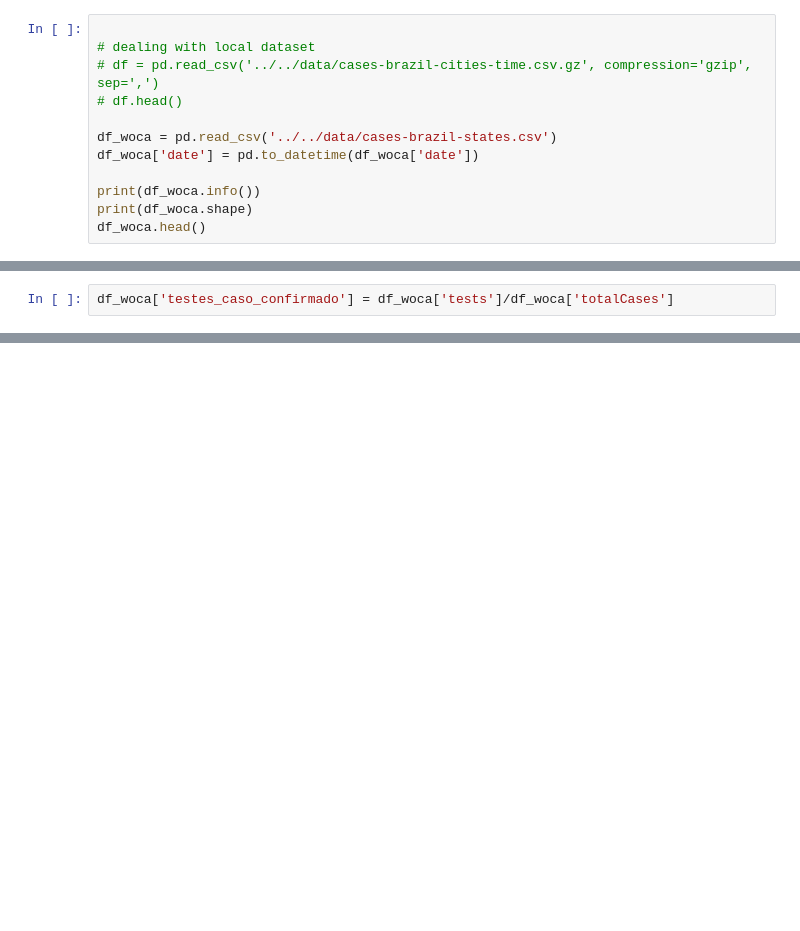
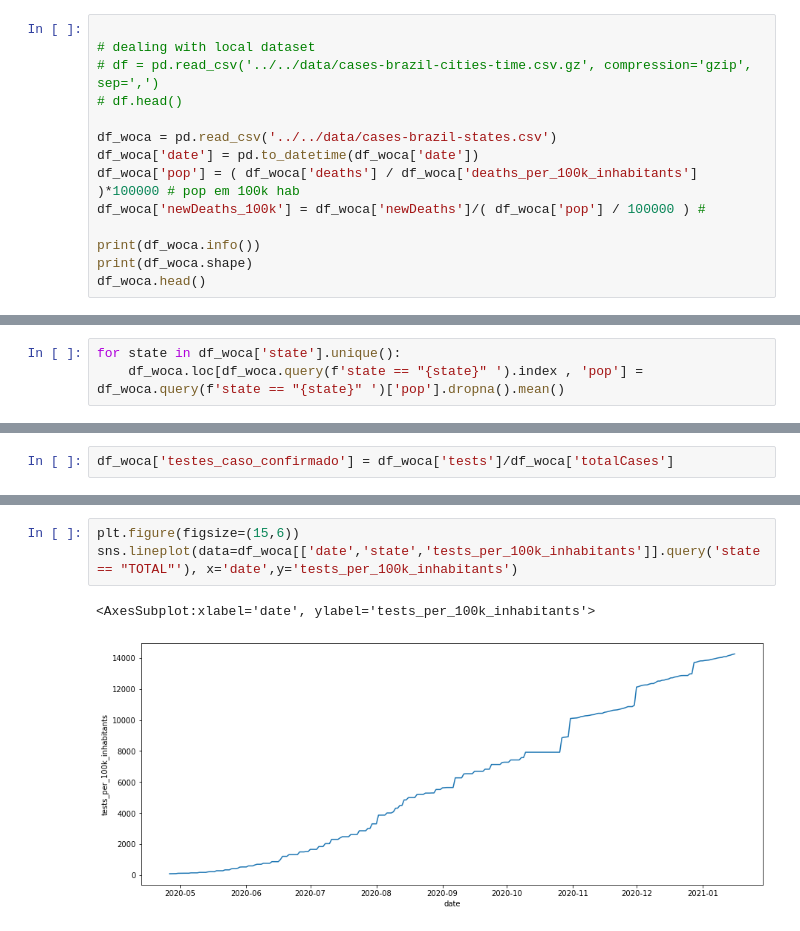
Before and after one commit to fontanads/bootcamp_dsa_2021, a Jupyter notebook: src/notebooks/new_notebook.ipynb, the cells around one changed output, grey strips where cells are left out. Drawn from its saved outputs; the diff is of its cells as text; blank space fills up the shorter version.

```diff
--- a/src/notebooks/new_notebook.ipynb
+++ b/src/notebooks/new_notebook.ipynb
@@ -35,6 +37,8 @@ import plotly.graph_objs as go
 
 df_woca = pd.read_csv('../../data/cases-brazil-states.csv')
 df_woca['date'] = pd.to_datetime(df_woca['date'])
+df_woca['pop'] = ( df_woca['deaths'] / df_woca['deaths_per_100k_inhabitants'] )*100000 # pop em 100k hab
+df_woca['newDeaths_100k'] = df_woca['newDeaths']/( df_woca['pop'] / 100000 ) #
 
 print(df_woca.info())
 print(df_woca.shape)
@@ -43,0 +70,3 @@ FileNotFoundError: [Errno 2] No such file or directory: '../../data/cases-brazil
+# %%
+for state in df_woca['state'].unique():
+    df_woca.loc[df_woca.query(f'state == "{state}" ').index , 'pop'] = df_woca.query(f'state == "{state}" ')['pop'].dropna().mean()
@@ -112,0 +243,6 @@ pyo.plot(fig, filename='lineplot.html')
+# %%
+plt.figure(figsize=(15,6))
+sns.lineplot(data=df_woca[['date','state','tests_per_100k_inhabitants']].query('state == "TOTAL"'), x='date',y='tests_per_100k_inhabitants')
+# %% [output]
+<AxesSubplot:xlabel='date', ylabel='tests_per_100k_inhabitants'>
+[figure, added]
```
Also changed, not shown: parts of 19 cells of this notebook, 8 other files.
